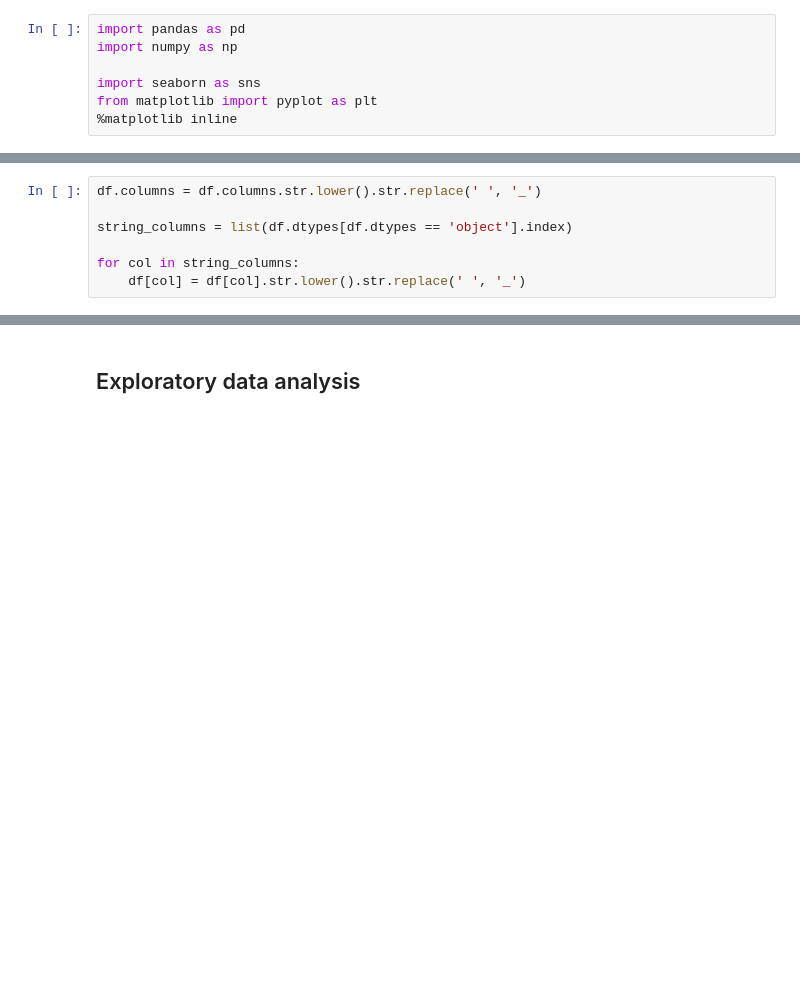
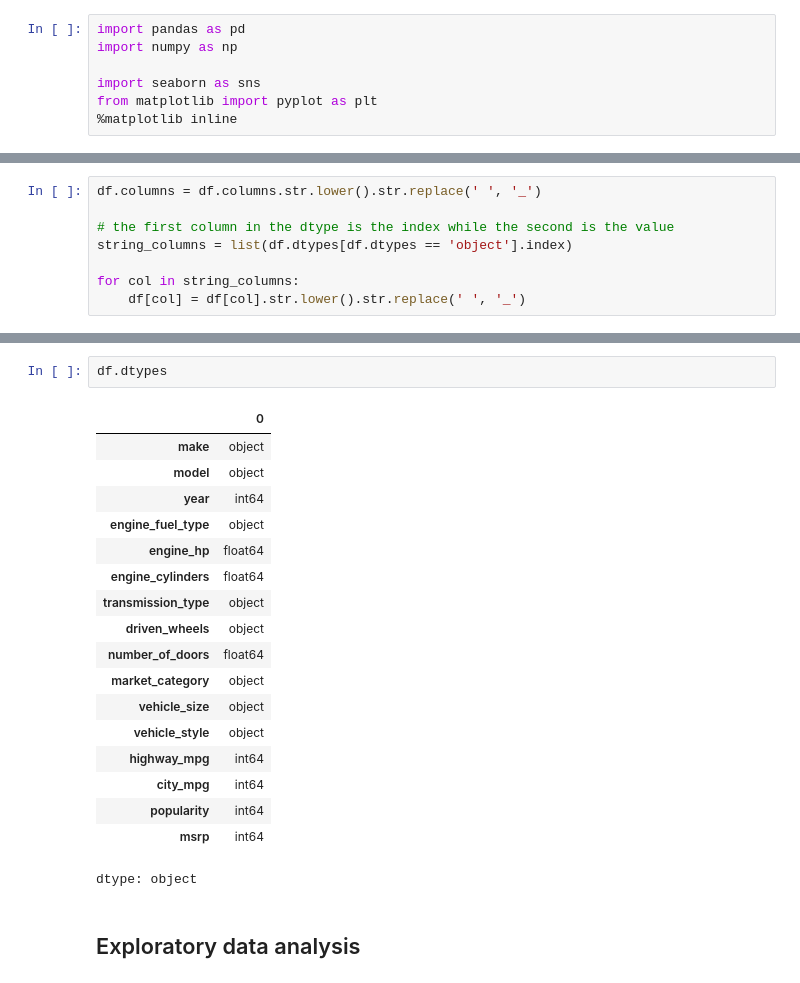
Before and after one commit to OG-Data-Ops/MLOps, a Jupyter notebook: 2-notebooks/02-carprice.ipynb, the cells around one changed output, grey strips where cells are left out. Drawn from its saved outputs; the diff is of its cells as text; blank space fills up the shorter version.

```diff
--- a/2-notebooks/02-carprice.ipynb
+++ b/2-notebooks/02-carprice.ipynb
@@ -36,6 +59,7 @@ df.head()
 # %%
 df.columns = df.columns.str.lower().str.replace(' ', '_')
 
+# the first column in the dtype is the index while the second is the value
 string_columns = list(df.dtypes[df.dtypes == 'object'].index)
 
 for col in string_columns:
@@ -49,5 +73,26 @@ df.head()
 | 2 | bmw | 1_series | 2011 | premium_unleaded_(required) | 300.0 | 6.0 | manual | ... |
 | 3 | bmw | 1_series | 2011 | premium_unleaded_(required) | 230.0 | 6.0 | manual | ... |
 | 4 | bmw | 1_series | 2011 | premium_unleaded_(required) | 230.0 | 6.0 | manual | ... |
+# %%
+df.dtypes
+# %% [output]
+|  | 0 |
+| make | object |
+| model | object |
+| year | int64 |
+| engine_fuel_type | object |
+| engine_hp | float64 |
+| engine_cylinders | float64 |
+| transmission_type | object |
+| driven_wheels | object |
+| number_of_doors | float64 |
+| market_category | object |
+| vehicle_size | object |
+| vehicle_style | object |
+| highway_mpg | int64 |
+| city_mpg | int64 |
+| popularity | int64 |
+| msrp | int64 |
+dtype: object
 # %% [markdown]
 ## Exploratory data analysis
```
Also changed, not shown: parts of 20 cells of this notebook.
